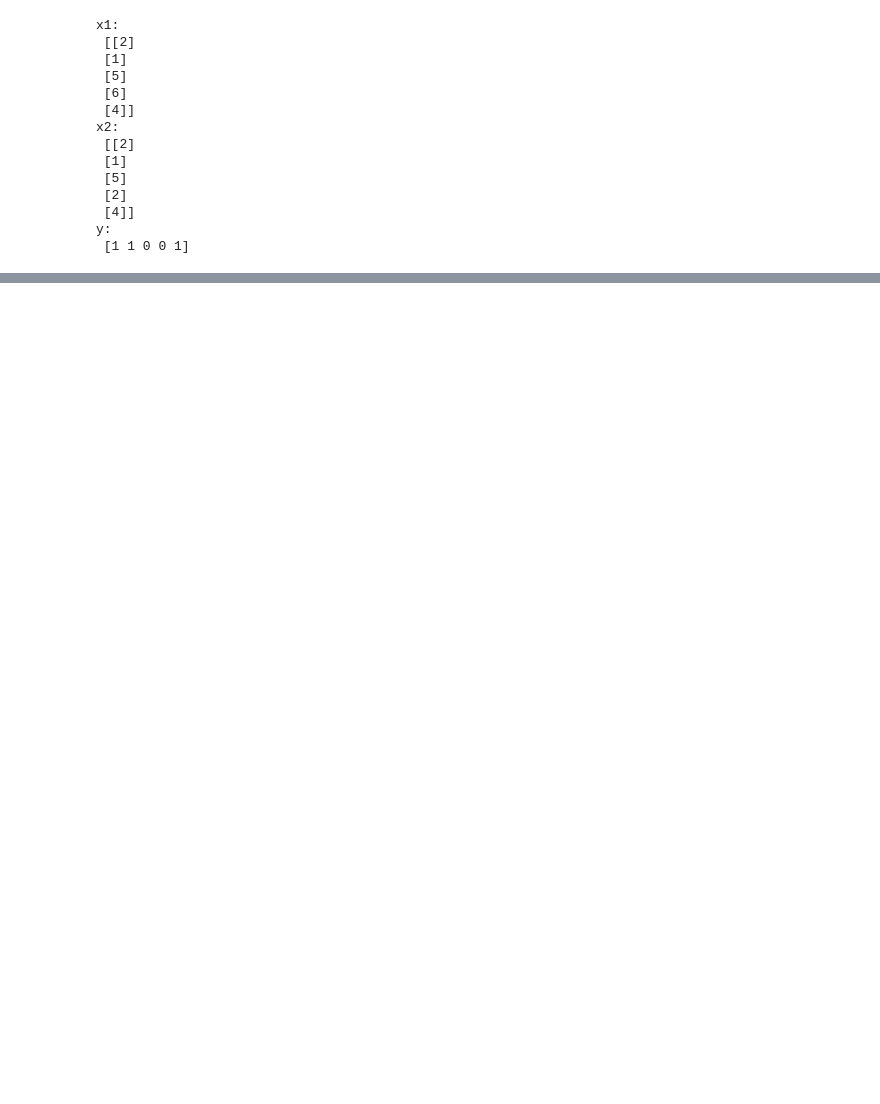
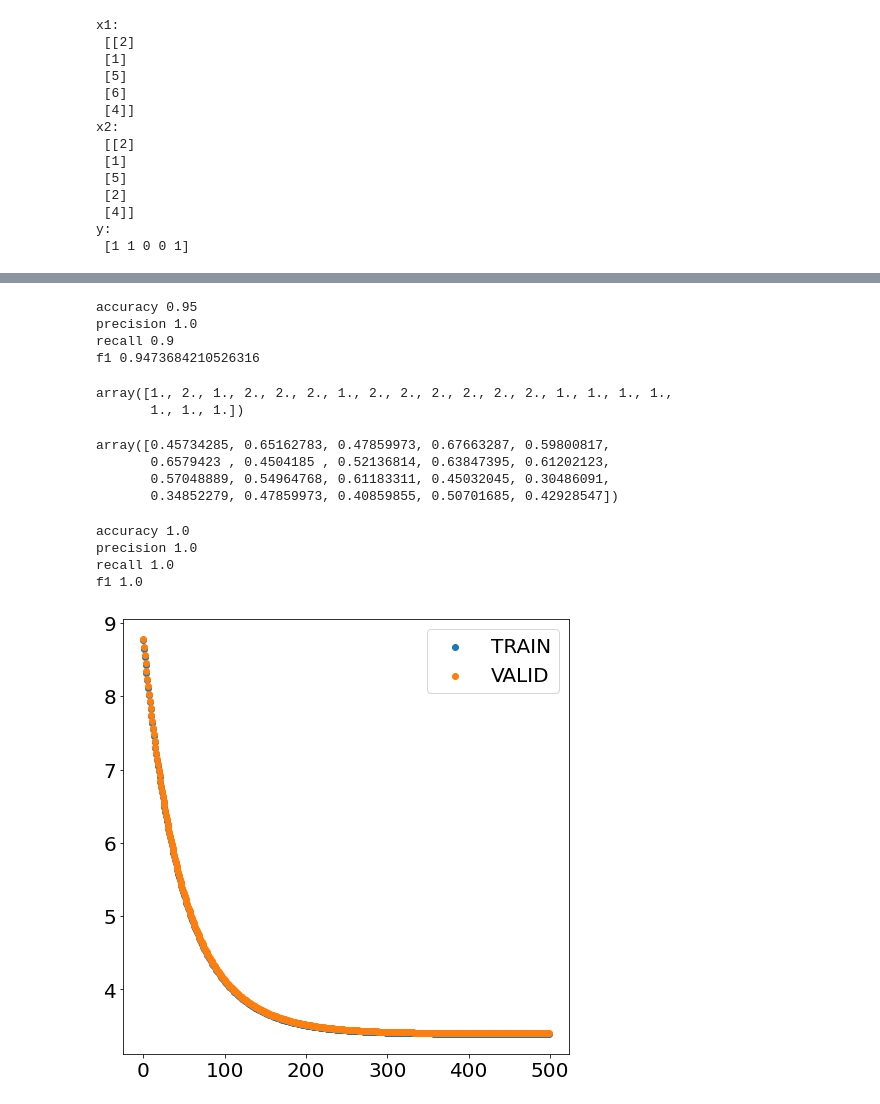
Before and after one commit to sefahw/AI-first-asignment, a Jupyter notebook: Untitled8.ipynb, the cells around one changed output, grey strips where cells are left out. Cells and saved outputs as stored; diff of their text form; code cells hidden in the pictures; blank space fills up the shorter version.

```diff
--- a/Untitled8.ipynb
+++ b/Untitled8.ipynb
@@ -217,0 +406,10 @@ TypeError: ignored
+# %%
+from sklearn.model_selection  import train_test_split
+X=iris_X
+y=iris_y
+X_train,X_valid,y_train,y_valid=\
+train_test_split(X,y,train_size=0.8,random_state=0)
+print('X_train.shape:',X_train.shape)
+print('y_train.shape:',y_train.shape)
+print('X_valid.shape',X_valid.shape)
+print('y_valid.shape',y_valid.shape)
@@ -217,0 +425,11 @@ TypeError: ignored
+# %%
+from sklearn.preprocessing import StandardScaler
+scaler=StandardScaler()
+scaler.fit(X_train)
+X_train_std= scaler.transform(X_train)
+X_valid_std= scaler.transform(X_valid)
+# %%
+clf=ScratchLogisticRegression(num_iter=500,lr=0.01,C=0.01,verbose=False)
+clf.fit(X_train_std,y_train,X_valid_std,y_valid)
+y_pred=clf.predict(X_valid_std)
+y_prob=clf.predict_proba(X_valid_std)
@@ -217,0 +450,19 @@ TypeError: ignored
+# %%
+
+from sklearn.metrics import accuracy_score
+from sklearn.metrics import precision_score
+from sklearn.metrics import  recall_score
+from sklearn.metrics import f1_score
+accuracy=accuracy_score(y_valid,y_pred)
+precision=precision_score(y_valid,y_pred)
+recall=recall_score(y_valid,y_pred)
+f1=f1_score(y_valid,y_pred)
+print('accuracy',accuracy)
+print('precision',precision)
+print('recall',recall)
+print('f1',f1)
+# %% [output]
+accuracy 0.95
+precision 1.0
+recall 0.9
+f1 0.9473684210526316
@@ -217,0 +477,34 @@ TypeError: ignored
+# %%
+y_pred2
+# %% [output]
+array([1., 2., 1., 2., 2., 2., 1., 2., 2., 2., 2., 2., 2., 1., 1., 1., 1.,
+       1., 1., 1.])
+# %%
+y_prob
+# %% [output]
+array([0.45734285, 0.65162783, 0.47859973, 0.67663287, 0.59800817,
+       0.6579423 , 0.4504185 , 0.52136814, 0.63847395, 0.61202123,
+       0.57048889, 0.54964768, 0.61183311, 0.45032045, 0.30486091,
+       0.34852279, 0.47859973, 0.40859855, 0.50701685, 0.42928547])
+# %%
+accuracy=accuracy_score(y_valid,y_pred2)
+precision=precision_score(y_valid,y_pred2)
+recall=recall_score(y_valid,y_pred2)
+f1=f1_score(y_valid,y_pred2)
+print('accuracy',accuracy)
+print('precision',precision)
+print('recall',recall)
+print('f1',f1)
+# %% [output]
+accuracy 1.0
+precision 1.0
+recall 1.0
+f1 1.0
+# %%
+fig,ax=plt.subplots(figsize=(8,8))
+plt.rcParams["font.size"]=20
+plt.scatter(range(len(clf.loss)),clf.loss,label='TRAIN')
+plt.scatter(range(len(clf.val_loss)),clf.val_loss,label='VALID')
+plt.legend();
+# %% [output]
+[figure, added]
```
Also changed, not shown: parts of 34 cells of this notebook.
